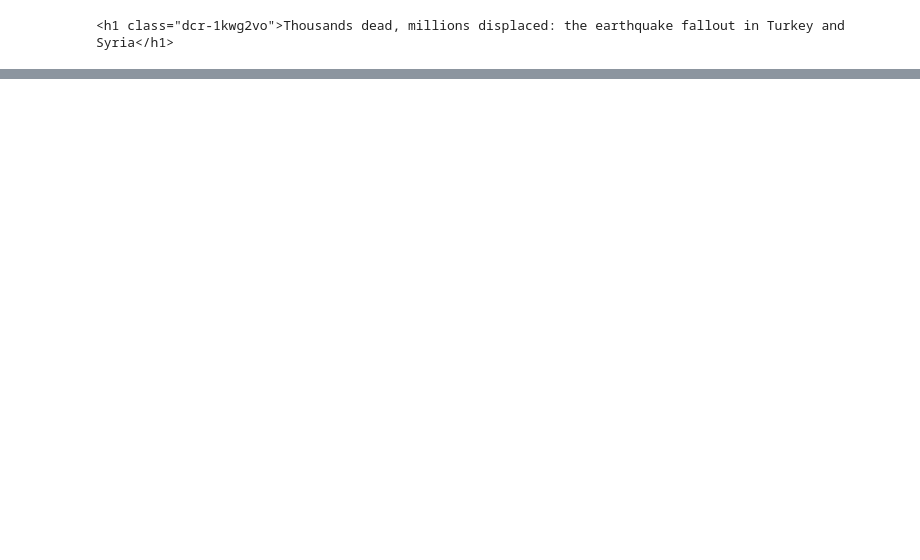
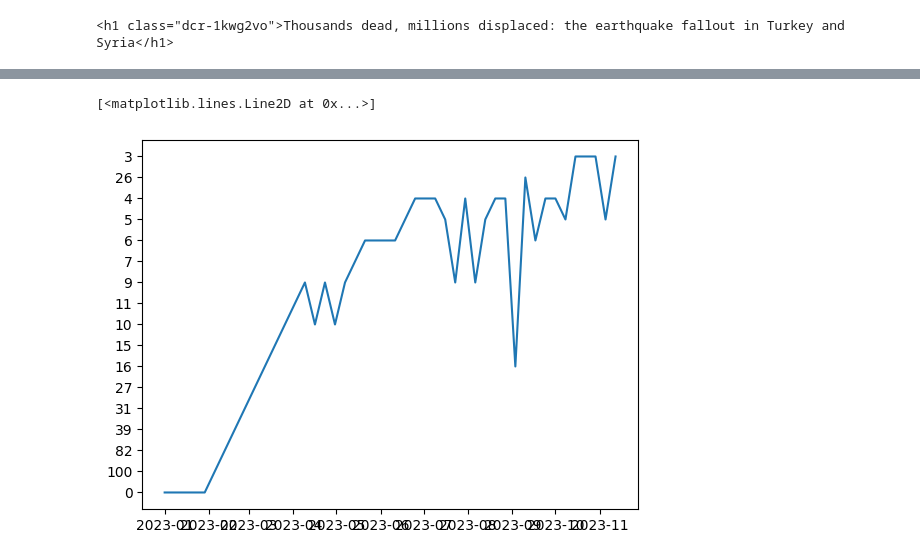
Before and after one commit to kalyani-jaware/Data-Mining-Project, a Jupyter notebook: Project.ipynb, the cells around one changed output, grey strips where cells are left out. Drawn from its saved outputs; the diff is of its cells as text; code cells hidden in the pictures; blank space fills up the shorter version.

```diff
--- a/Project.ipynb
+++ b/Project.ipynb
@@ -137,0 +141,5 @@ Turkey rip
+# %%
+df = pd.read_csv("multiTImeline.csv",skiprows=1)
+df['Week'] = pd.to_datetime(df['Week'])
+df = df[df['Week'].dt.year == 2023]
+df
@@ -137,0 +164,5 @@ Turkey rip
+# %%
+plt.plot(df['Week'],df['2023 Turkey–Syria earthquakes: (Worldwide)'])
+# %% [output]
+[<matplotlib.lines.Line2D at 0x...>]
+[figure, added]
```
Also changed, not shown: parts of 23 cells of this notebook.
